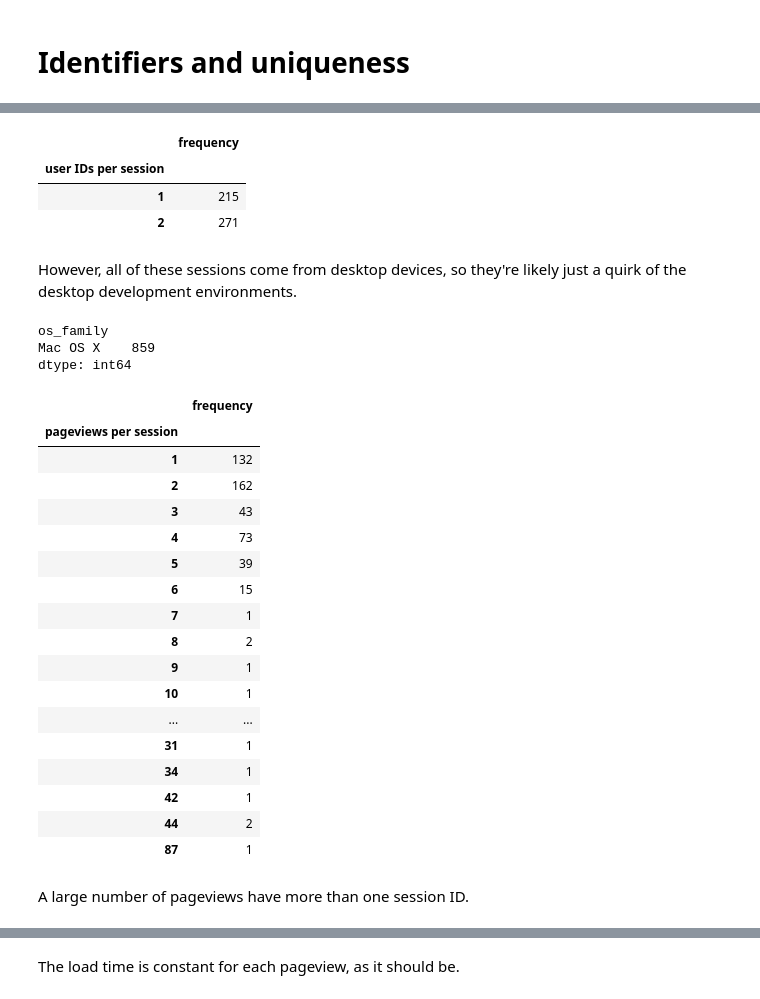
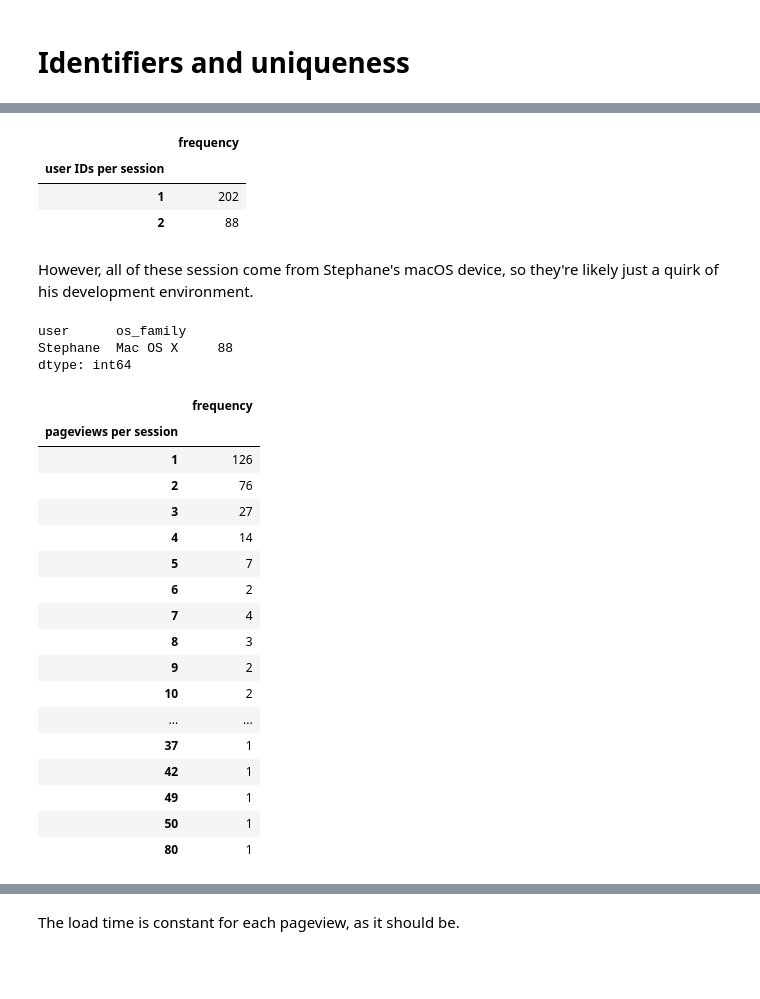
Before and after one commit to wikimedia-research/KaiOS-readership, a Jupyter notebook: InukaPageView-app-predeployment-check.ipynb, the cells around one changed output, grey strips where cells are left out. Saved outputs shown, nothing was run; the diff lists cells and outputs as text; code cells hidden in the pictures; blank space fills up the shorter version.

```diff
--- a/InukaPageView-app-predeployment-check.ipynb
+++ b/InukaPageView-app-predeployment-check.ipynb
@@ -12,5 +21,5 @@ pd.core.api.set_eng_float_format(use_eng_prefix=True)
 # %%
-app_events = wmf.spark.run("""
+events = wmf.spark.run("""
 SELECT
   ip,
   wiki,
@@ -25,11 +34,13 @@ LATERAL VIEW INLINE(ARRAY(useragent)) ua
 WHERE
   event.client_type = "kaios-app" AND
   year = 2020 AND
-  month = 3 AND
-  day >= 23
+  (month = 5 AND day >= 18 OR month = 6)
 """).assign(
   dt=lambda df: pd.to_datetime(df["dt"]),
   load_dt=lambda df: pd.to_datetime(df["load_dt"]),
   page_open_time=lambda df: pd.to_timedelta(df["page_open_time"], unit="ms"),
   page_visible_time=lambda df: pd.to_timedelta(df["page_visible_time"], unit="ms")
 )
+
+locations = pd.DataFrame(events["geocoded_data"].to_list())
+events = pd.concat([events, locations], axis=1).drop("geocoded_data", axis=1)
@@ -43,0 +53,11 @@ app_events = app_events.drop(ci_events)
+# %%
+def identify_user(row):
+  loc = row["subdivision"] + ", " + row["country"]
+  return secrets.developer_locations.get(loc)
+
+events["user"] = events.apply(identify_user, axis=1)
+events = events.drop([
+  "ip", "city", "continent", "country",
+  "country_code", "latitude", "longitude", "postal_code",
+  "subdivision", "timezone"
+], axis=1)
@@ -115,5 +199,5 @@ There are a lot of sessions which have multiple user IDs, which should never hap
 # %%
-(app_events
+(events
  .groupby("session_id")
  ["user_id"]
  .nunique()
@@ -125,49 +209,47 @@ There are a lot of sessions which have multiple user IDs, which should never hap
 # %% [output]
 |  | frequency |
 | user IDs per session |  |
-| 1 | 215 |
-| 2 | 271 |
+| 1 | 202 |
+| 2 | 88 |
 # %% [markdown]
-However, all of these sessions come from desktop devices, so they're likely just a quirk of the desktop development environments.
+However, all of these session come from Stephane's macOS device, so they're likely just a quirk of his development environment.
 # %%
-multiuser_sessions = (app_events
+multiuser_sessions_events = (events
   .groupby("session_id")
   .filter(lambda g: g["user_id"].nunique() > 1 )
 )
 
-multiuser_sessions.groupby("os_family").apply(len)
+multiuser_session_events.groupby(["user", "os_family"]).apply(lambda x: x["session_id"].nunique())
 # %% [output]
-os_family
-Mac OS X    859
+user      os_family
+Stephane  Mac OS X     88
 dtype: int64
 # %%
-(app_events
+(events
  .groupby("session_id")
  ["pageview_token"]
  .nunique()
  .value_counts()
  .to_frame(name="frequency")
  .sort_index()
  .rename_axis("pageviews per session")
 )
 # %% [output]
 |  | frequency |
 | pageviews per session |  |
-| 1 | 132 |
-| 2 | 162 |
-| 3 | 43 |
-| 4 | 73 |
-| 5 | 39 |
-| 6 | 15 |
-| 7 | 1 |
-| 8 | 2 |
-| 9 | 1 |
-| 10 | 1 |
+| 1 | 126 |
+| 2 | 76 |
+| 3 | 27 |
+| 4 | 14 |
+| 5 | 7 |
+| 6 | 2 |
+| 7 | 4 |
+| 8 | 3 |
+| 9 | 2 |
+| 10 | 2 |
 | ... | ... |
-| 31 | 1 |
-| 34 | 1 |
+| 37 | 1 |
 | 42 | 1 |
-| 44 | 2 |
-| 87 | 1 |
+| 49 | 1 |
+| 50 | 1 |
+| 80 | 1 |
-# %% [markdown]
-A large number of pageviews have more than one session ID.
```
Also changed, not shown: parts of 71 cells of this notebook.
